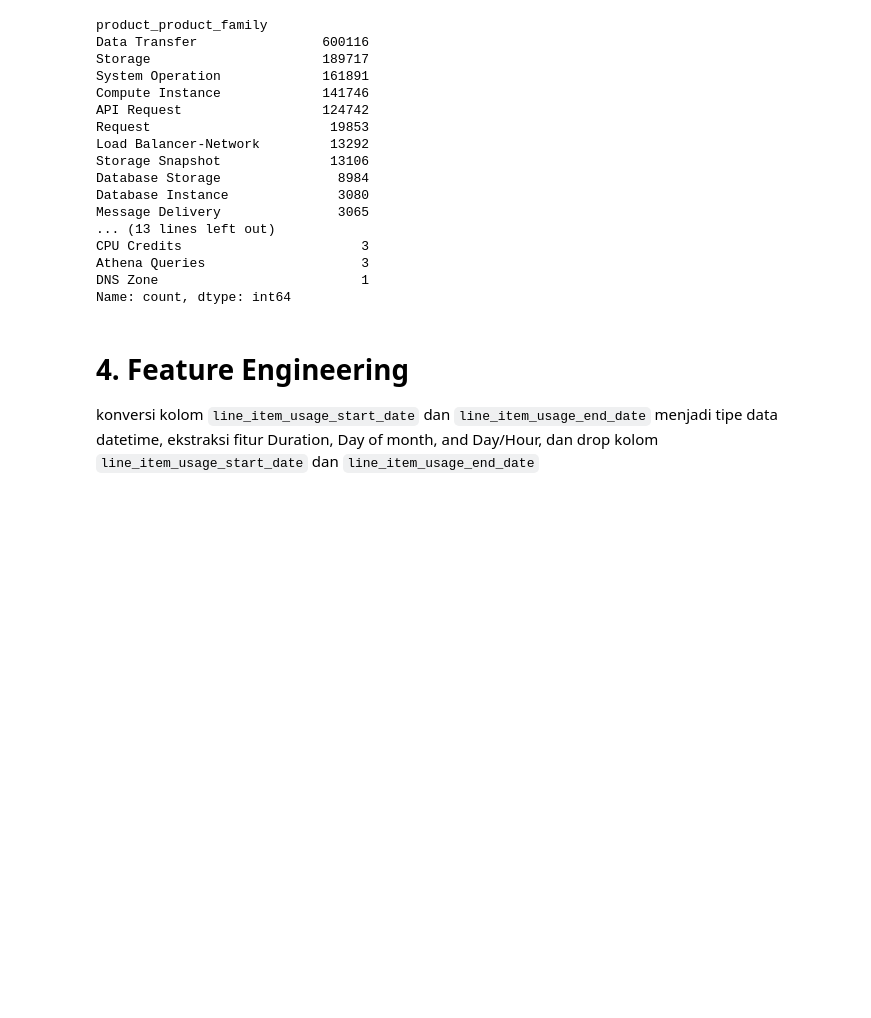
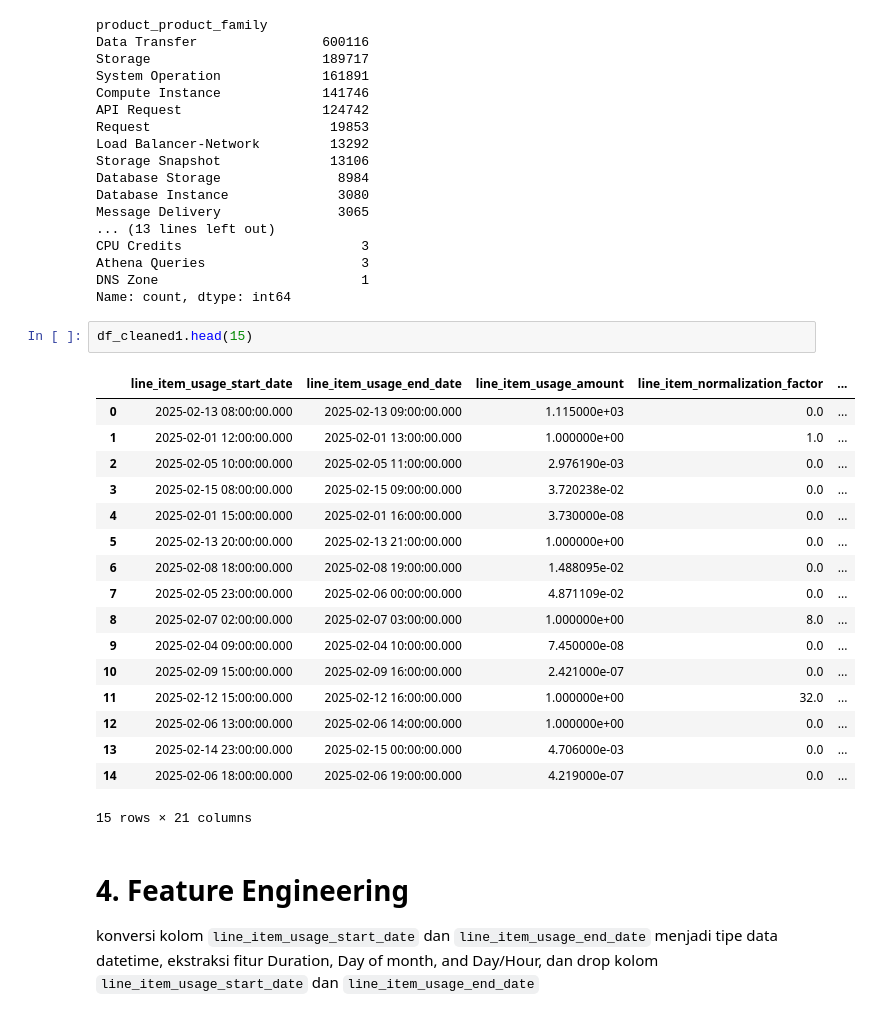
Before and after one commit to diyangraditya/thesis, a Jupyter notebook: Notebooks/main.ipynb, the cells around one changed output. Drawn from its saved outputs; the diff is of its cells as text; blank space fills up the shorter version.

```diff
--- a/Notebooks/main.ipynb
+++ b/Notebooks/main.ipynb
@@ -550,6 +544,26 @@ CPU Credits                       3
 Athena Queries                    3
 DNS Zone                          1
 Name: count, dtype: int64
+# %%
+df_cleaned1.head(15)
+# %% [output]
+|  | line_item_usage_start_date | line_item_usage_end_date | line_item_usage_amount | line_item_normalization_factor | ... |
+| 0 | 2025-02-13 08:00:00.000 | 2025-02-13 09:00:00.000 | 1.115000e+03 | 0.0 | ... |
+| 1 | 2025-02-01 12:00:00.000 | 2025-02-01 13:00:00.000 | 1.000000e+00 | 1.0 | ... |
+| 2 | 2025-02-05 10:00:00.000 | 2025-02-05 11:00:00.000 | 2.976190e-03 | 0.0 | ... |
+| 3 | 2025-02-15 08:00:00.000 | 2025-02-15 09:00:00.000 | 3.720238e-02 | 0.0 | ... |
+| 4 | 2025-02-01 15:00:00.000 | 2025-02-01 16:00:00.000 | 3.730000e-08 | 0.0 | ... |
+| 5 | 2025-02-13 20:00:00.000 | 2025-02-13 21:00:00.000 | 1.000000e+00 | 0.0 | ... |
+| 6 | 2025-02-08 18:00:00.000 | 2025-02-08 19:00:00.000 | 1.488095e-02 | 0.0 | ... |
+| 7 | 2025-02-05 23:00:00.000 | 2025-02-06 00:00:00.000 | 4.871109e-02 | 0.0 | ... |
+| 8 | 2025-02-07 02:00:00.000 | 2025-02-07 03:00:00.000 | 1.000000e+00 | 8.0 | ... |
+| 9 | 2025-02-04 09:00:00.000 | 2025-02-04 10:00:00.000 | 7.450000e-08 | 0.0 | ... |
+| 10 | 2025-02-09 15:00:00.000 | 2025-02-09 16:00:00.000 | 2.421000e-07 | 0.0 | ... |
+| 11 | 2025-02-12 15:00:00.000 | 2025-02-12 16:00:00.000 | 1.000000e+00 | 32.0 | ... |
+| 12 | 2025-02-06 13:00:00.000 | 2025-02-06 14:00:00.000 | 1.000000e+00 | 0.0 | ... |
+| 13 | 2025-02-14 23:00:00.000 | 2025-02-15 00:00:00.000 | 4.706000e-03 | 0.0 | ... |
+| 14 | 2025-02-06 18:00:00.000 | 2025-02-06 19:00:00.000 | 4.219000e-07 | 0.0 | ... |
+15 rows × 21 columns
 # %% [markdown]
 # 4. Feature Engineering
 
```
Also changed, not shown: parts of 11 cells of this notebook.
